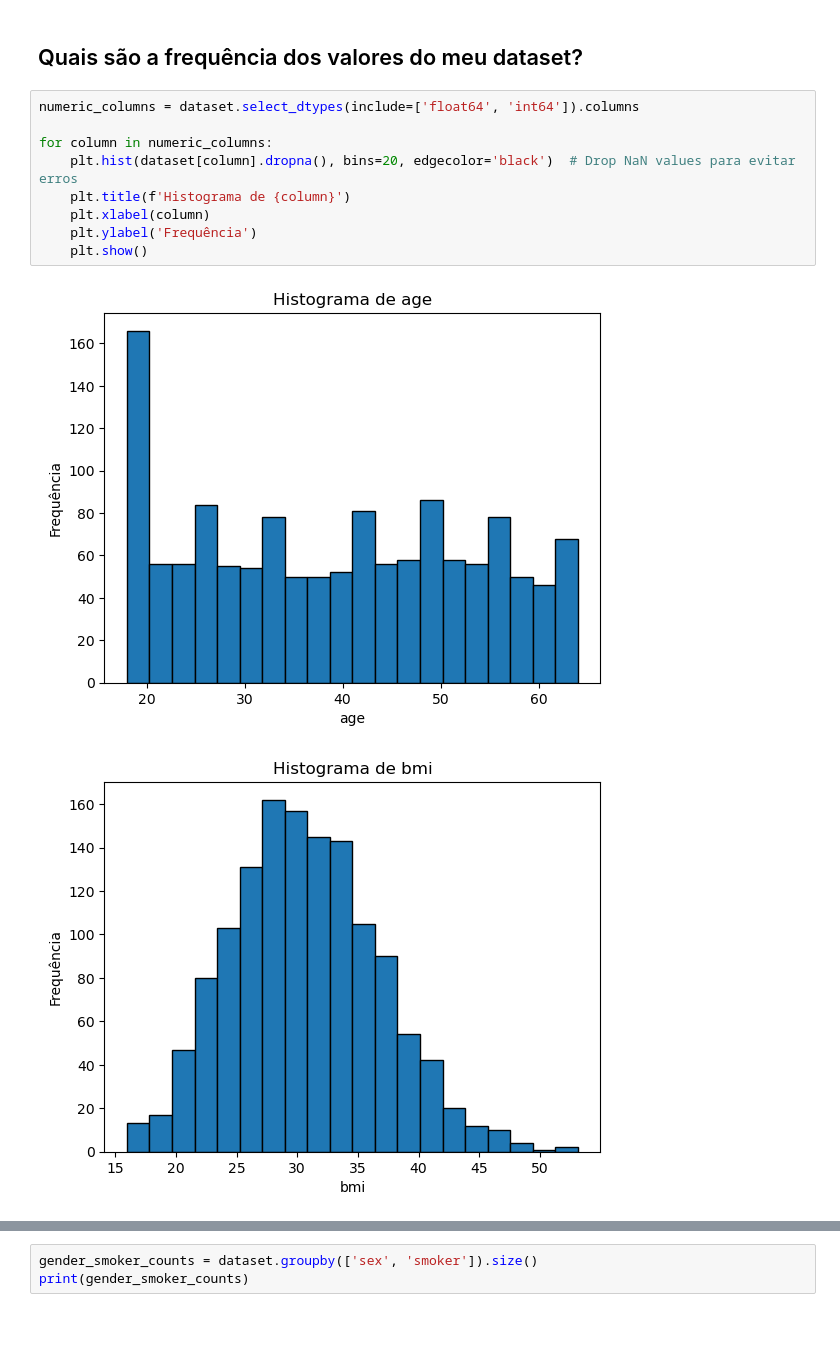
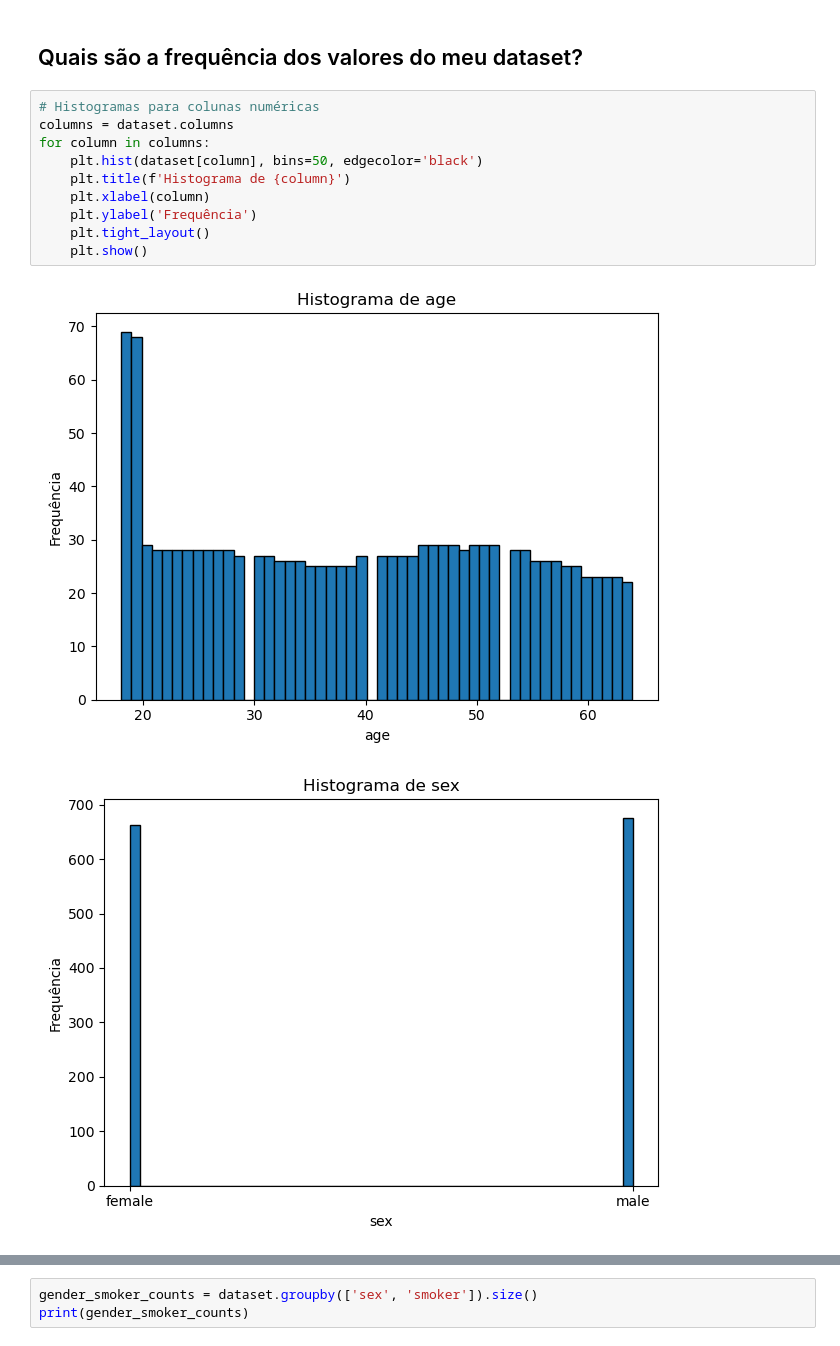
Before and after one commit to thiagofernandes101/ProjetosFiap, a Jupyter notebook: TechChallenge/Fase1/health_insurance/health_insurance.ipynb, the cells around one changed output, grey strips where cells are left out. Drawn from its saved outputs; the diff is of its cells as text.

Commit message:
Análise do dataset de seguros

```diff
--- a/TechChallenge/Fase1/health_insurance/health_insurance.ipynb
+++ b/TechChallenge/Fase1/health_insurance/health_insurance.ipynb
@@ -70,14 +71,15 @@ memory usage: 73.3+ KB
 # %% [markdown]
 ## Quais são a frequência dos valores do meu dataset?
 # %%
-numeric_columns = dataset.select_dtypes(include=['float64', 'int64']).columns
-
-for column in numeric_columns:
-    plt.hist(dataset[column].dropna(), bins=20, edgecolor='black')  # Drop NaN values para evitar erros
+# Histogramas para colunas numéricas
+columns = dataset.columns
+for column in columns:
+    plt.hist(dataset[column], bins=50, edgecolor='black')
     plt.title(f'Histograma de {column}')
     plt.xlabel(column)
     plt.ylabel('Frequência')
+    plt.tight_layout()
     plt.show()
 # %% [output]
-[figure, old version]
+[figure, new version]
-[figure, old version]
+[figure, new version]
```
Also changed, not shown: parts of 34 cells of this notebook.
